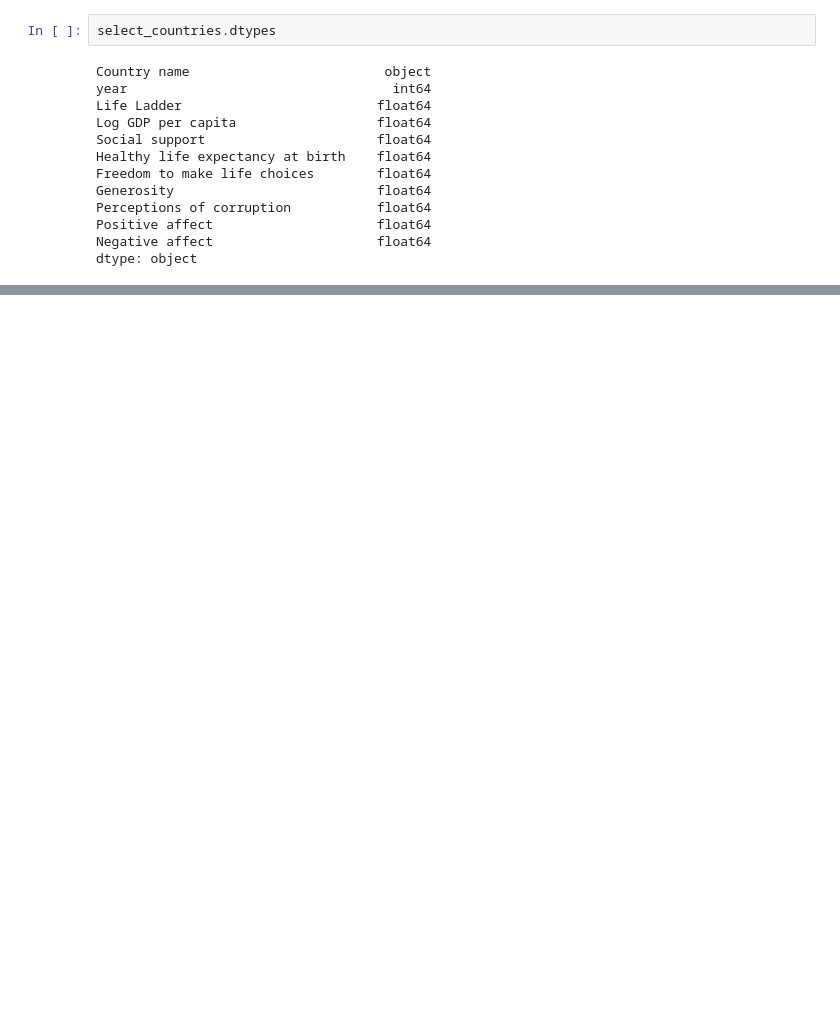
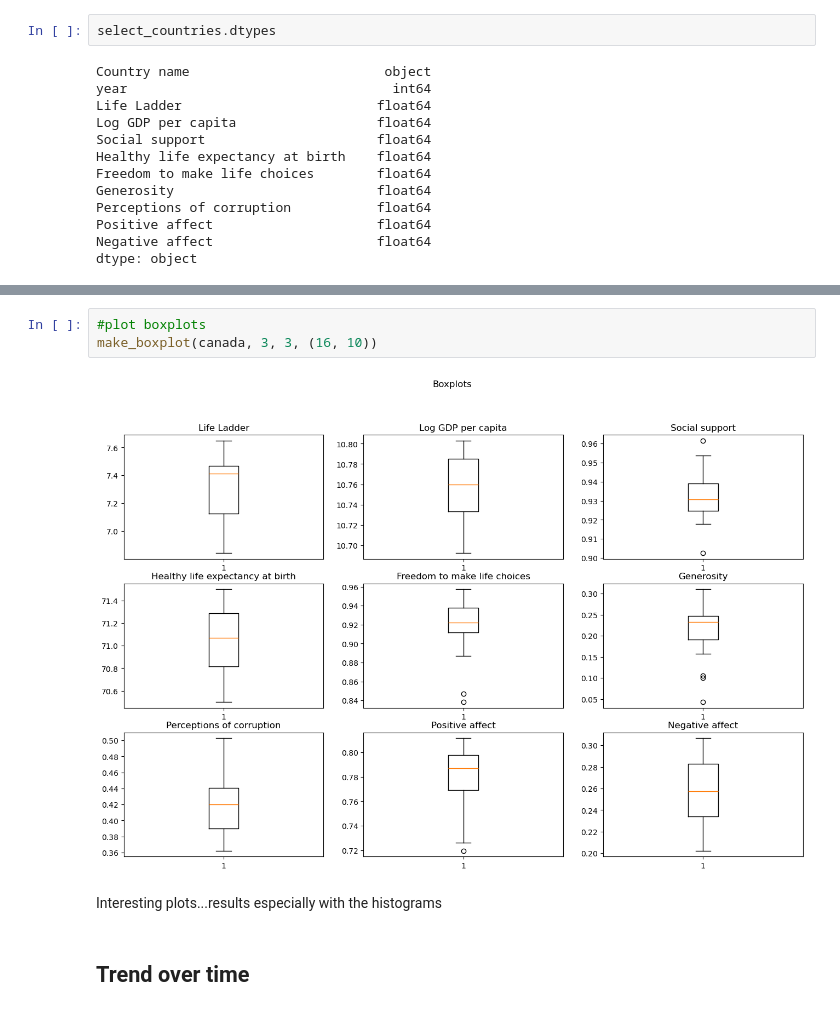
Before and after one commit to SBangarh/Happiness-Analysis, a Jupyter notebook: notebook.ipynb, the cells around one changed output, grey strips where cells are left out. Drawn from its saved outputs; the diff is of its cells as text; blank space fills up the shorter version.

```diff
--- a/notebook.ipynb
+++ b/notebook.ipynb
@@ -483 +525,10 @@ dtype: object
+# %%
+#plot boxplots
+make_boxplot(canada, 3, 3, (16, 10))
+# %% [output]
+[figure, added]
+# %% [markdown]
+Interesting plots...results especially with the histograms
+# %% [markdown]
+## Trend over time
 # %%
```
Also changed, not shown: parts of 15 cells of this notebook.
